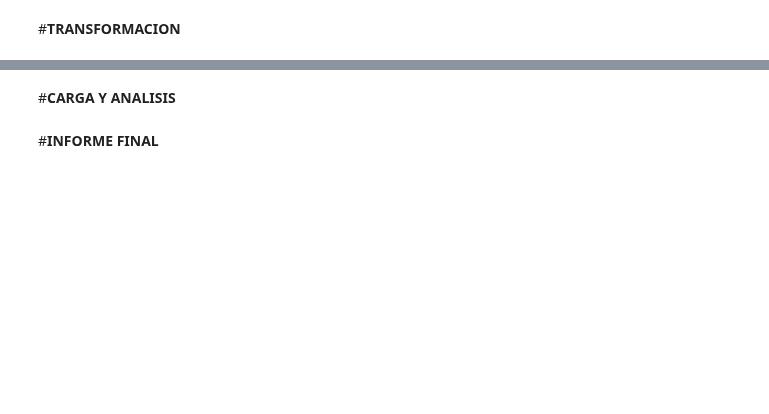
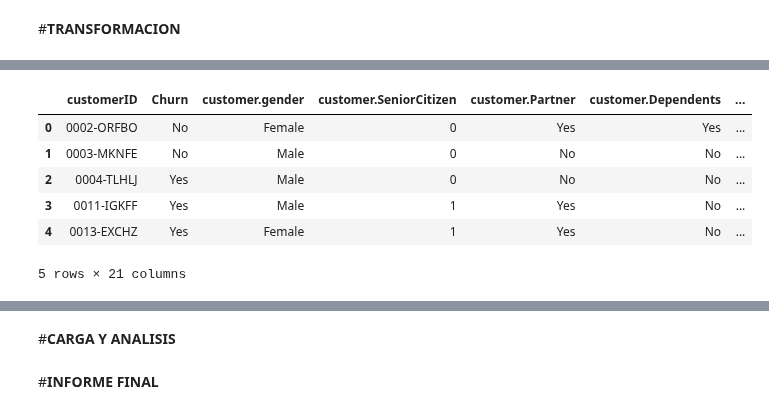
Before and after one commit to Ivan8Garcia/challenge-data-science, a Jupyter notebook: CHALLENGE_TELECOMX_LATAM.ipynb, the cells around one changed output, grey strips where cells are left out. Saved outputs shown, nothing was run; the diff lists cells and outputs as text; code cells hidden in the pictures; blank space fills up the shorter version.

```diff
--- a/CHALLENGE_TELECOMX_LATAM.ipynb
+++ b/CHALLENGE_TELECOMX_LATAM.ipynb
@@ -4,0 +7,2 @@
+# %%
+url="https://raw.githubusercontent.com/alura-cursos/challenge2-data-science-LATAM/refs/heads/main/TelecomX_Data.json"
@@ -4,0 +35,34 @@
+# %%
+# Re-load the data as a list of dictionaries
+import requests
+import json
+
+response = requests.get(url)
+data_list = json.loads(response.text)
+
+datos_normalizado = pd.json_normalize(data_list,
+                                      # Specify keys from the top level or nested structures
+                                      meta=['customerID', 'Churn',
+                                            ['customer', 'gender'],
+                                            ['customer', 'SeniorCitizen'],
+                                            ['customer', 'Partner'],
+                                            ['customer', 'Dependents'],
+                                            ['customer', 'tenure'],
+                                            ['phone', 'PhoneService'],
+                                            ['phone', 'MultipleLines'],
+                                            ['internet', 'InternetService'],
+                                            ['internet', 'OnlineSecurity'],
+                                            ['internet', 'OnlineBackup'],
+                                            ['internet', 'DeviceProtection'],
+                                            ['internet', 'TechSupport'],
+                                            ['internet', 'StreamingTV'],
+                                            ['internet', 'StreamingMovies'],
+                                            ['account', 'Contract'],
+                                            ['account', 'PaperlessBilling'],
+                                            ['account', 'PaymentMethod'],
+                                            ['account', 'MonthlyCharges'],
+                                            ['account', 'TotalCharges']
+                                           ])
+
+
+print(datos_normalizado.head())
@@ -6,0 +183,10 @@
+# %%
+datos_normalizado.head()
+# %% [output]
+|  | customerID | Churn | customer.gender | customer.SeniorCitizen | customer.Partner | customer.Dependents | ... |
+| 0 | 0002-ORFBO | No | Female | 0 | Yes | Yes | ... |
+| 1 | 0003-MKNFE | No | Male | 0 | No | No | ... |
+| 2 | 0004-TLHLJ | Yes | Male | 0 | No | No | ... |
+| 3 | 0011-IGKFF | Yes | Male | 1 | Yes | No | ... |
+| 4 | 0013-EXCHZ | Yes | Female | 1 | Yes | No | ... |
+5 rows × 21 columns
```
Also changed, not shown: parts of 10 cells of this notebook.
